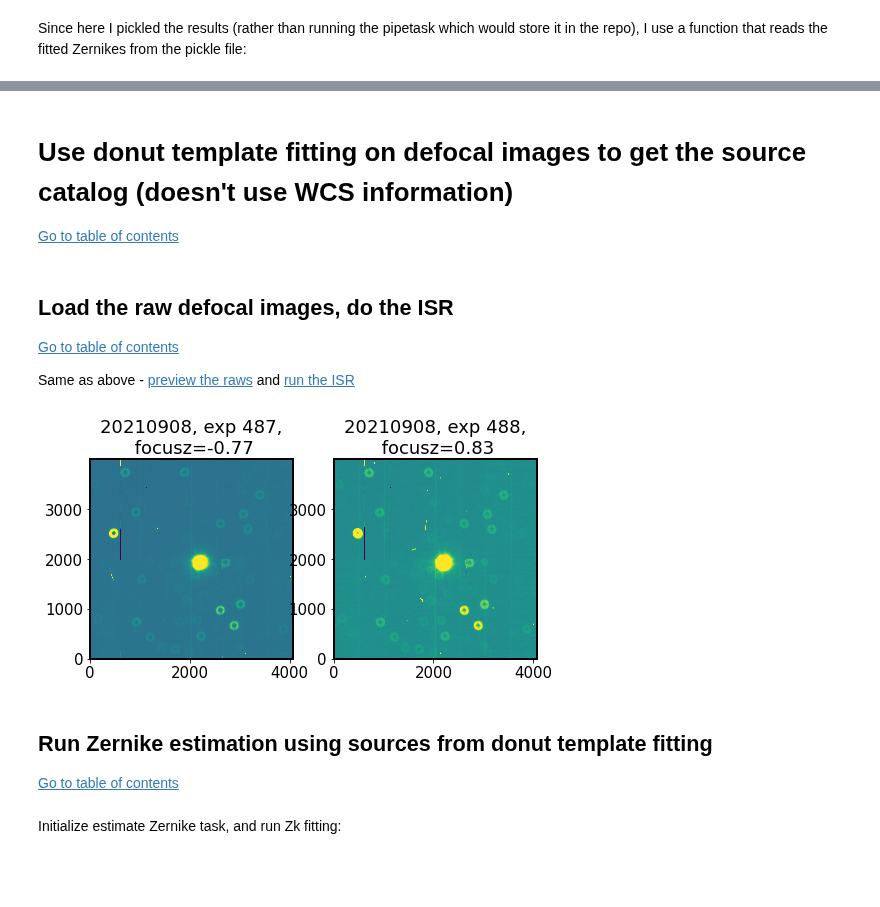
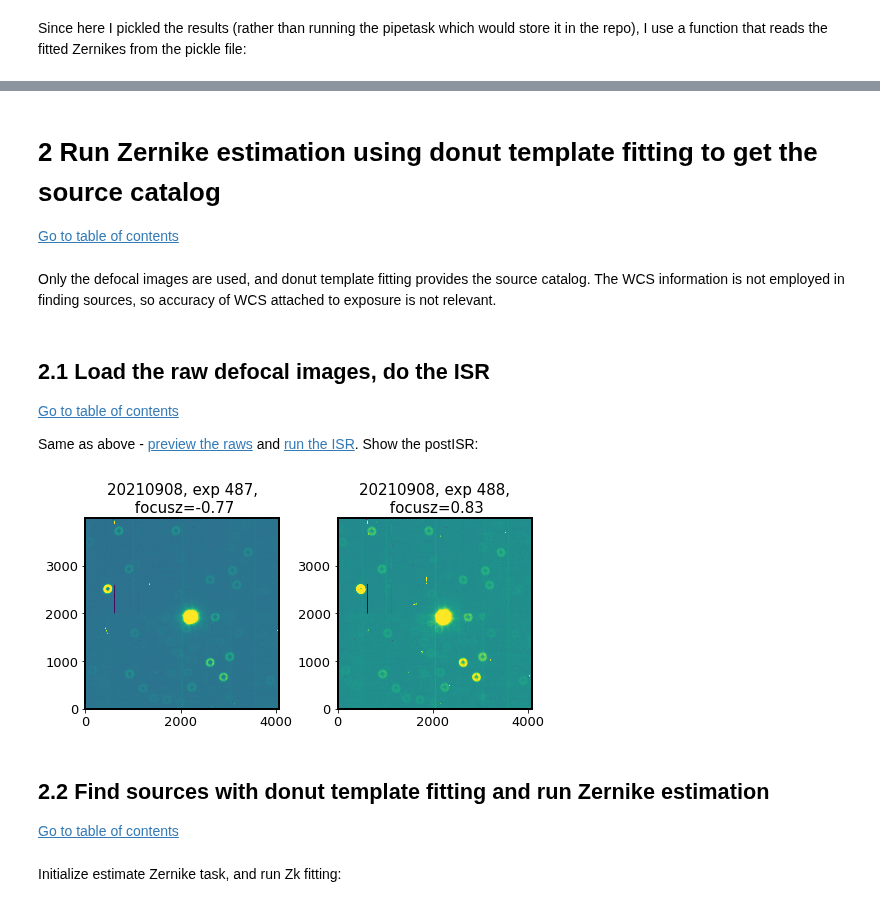
Before and after one commit to lsst-ts/ts_analysis_notebooks, a Jupyter notebook: notebooks/auxtel/auxTel_images_to_Zernikes.ipynb, the cells around one changed output, grey strips where cells are left out. Cells and saved outputs as stored; diff of their text form; code cells hidden in the pictures; blank space fills up the shorter version.

```diff
--- a/notebooks/auxtel/auxTel_images_to_Zernikes.ipynb
+++ b/notebooks/auxtel/auxTel_images_to_Zernikes.ipynb
@@ -102,6 +111,6 @@ from lsst.ts.analysis.notebooks import analysisTools as at
 # %%
-rcParams['ytick.labelsize'] = 10
-rcParams['xtick.labelsize'] = 10
+rcParams['ytick.labelsize'] = 13
+rcParams['xtick.labelsize'] = 13
 rcParams['axes.labelsize'] = 25
 rcParams['axes.linewidth'] = 2
 rcParams['font.size'] = 14
@@ -688,20 +544,22 @@ Using results from zerDic_2021090800487_extra.npy
 # %% [markdown]
-# Use donut template fitting on defocal images to get the source catalog (doesn't use WCS information) <a id='template'></a>
+# 2 Run Zernike estimation using donut template fitting  to get the source catalog <a id='template'></a>
 [Go to table of contents](#toc)
+# %% [markdown]
+Only the defocal images are used, and donut template fitting provides the source catalog. The WCS information is not employed in finding sources, so accuracy of WCS attached to exposure is not relevant.
 # %% [markdown]
-## Load the raw defocal images, do the ISR <a id='loadDefocal'></a>
+## 2.1 Load the raw defocal images, do the ISR <a id='loadDefocal'></a>
 [Go to table of contents](#toc)
 
 
-Same as above -  [preview the raws](#raws) and [run the ISR](#isr)
+Same as above -  [preview the raws](#raws) and [run the ISR](#isr). Show the postISR:
 # %%
-at.previewExposures(yearMonthDay='20210908', expStart=487, expEnd=489,
-                    datasetRefOrType='postISRCCD',
+pt.preview_exposures(year_month_day='20210908', exp_start=487, exp_end=489,
+                    dataset_ref_or_type='postISRCCD',
                     collection='u/scichris/Latiss/postISRex')
 # %% [output]
-[figure, old version]
+[figure, new version]
 # %% [markdown]
-## Run Zernike estimation using sources from donut template fitting <a id='fitDonuts'></a>
+## 2.2 Find sources with  donut template fitting and run Zernike estimation <a id='fitDonuts'></a>
 [Go to table of contents](#toc)
 # %%
 %matplotlib inline
```
Also changed, not shown: parts of 69 cells of this notebook.
